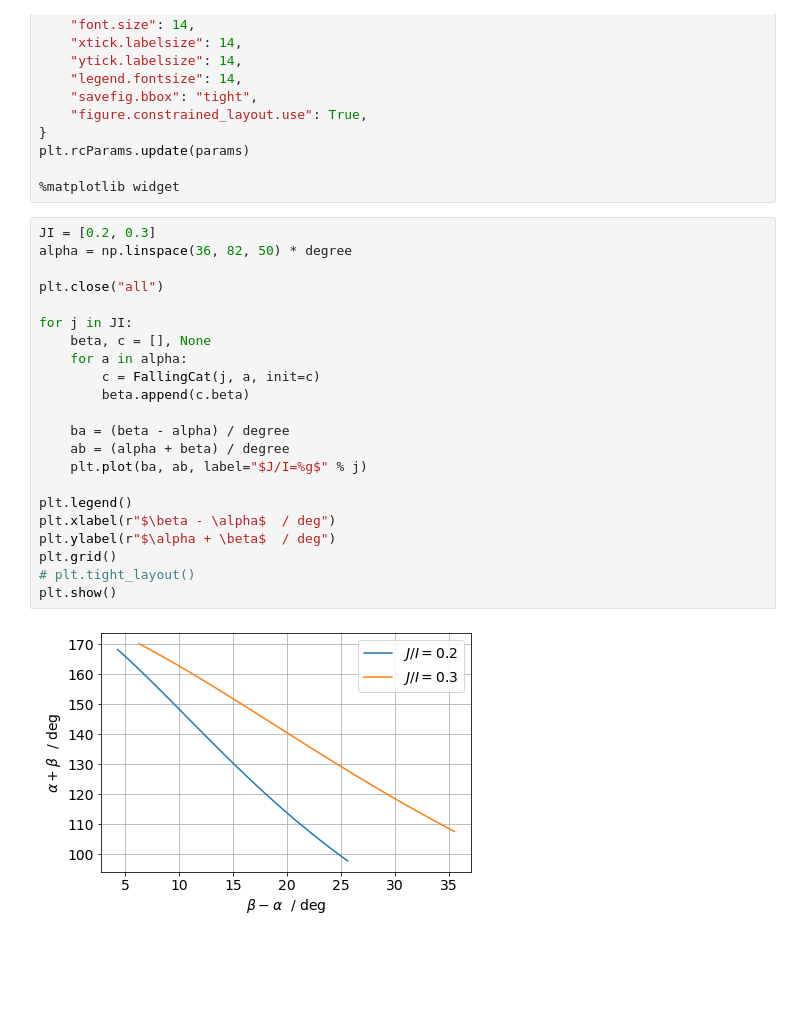
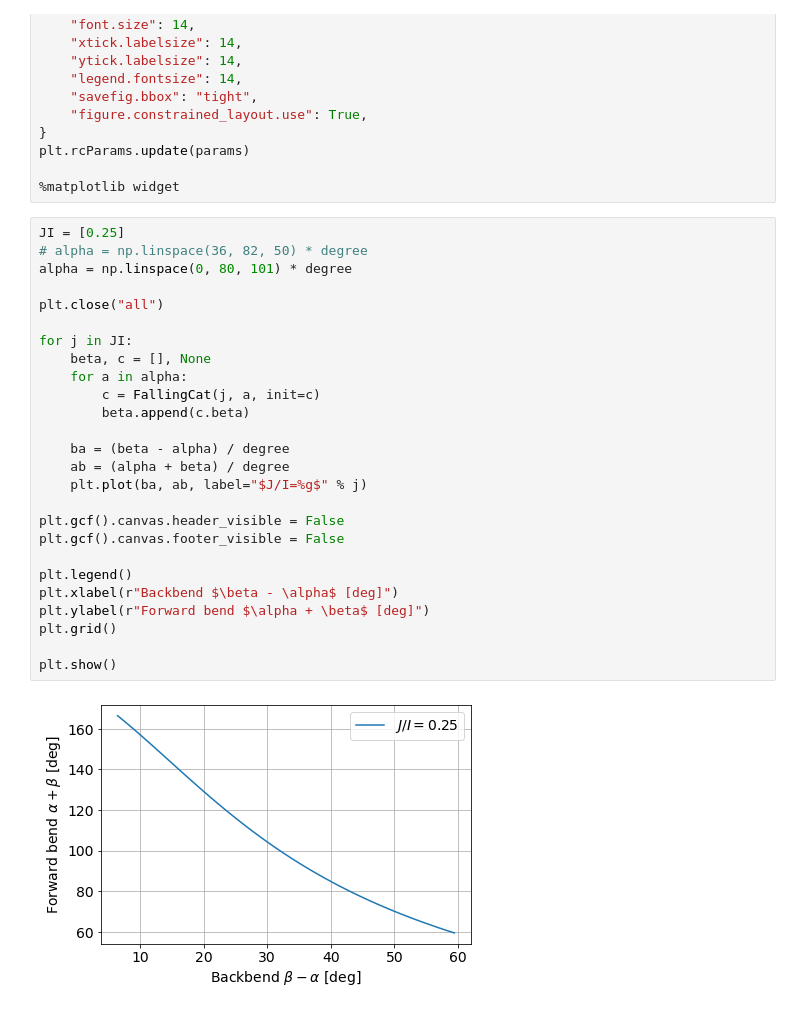
Before and after one commit to tianyikillua/falling-cat, a Jupyter notebook: cat.ipynb, the cells around one changed output. Cells and saved outputs as stored; diff of their text form; blank space fills up the shorter version.

```diff
--- a/cat.ipynb
+++ b/cat.ipynb
@@ -23,28 +23,32 @@ plt.rcParams.update(params)
 
 %matplotlib widget
 # %%
-JI = [0.2, 0.3]
-alpha = np.linspace(36, 82, 50) * degree
+JI = [0.25]
+# alpha = np.linspace(36, 82, 50) * degree
+alpha = np.linspace(0, 80, 101) * degree
 
 plt.close("all")
 
 for j in JI:
     beta, c = [], None
     for a in alpha:
         c = FallingCat(j, a, init=c)
         beta.append(c.beta)
 
     ba = (beta - alpha) / degree
     ab = (alpha + beta) / degree
     plt.plot(ba, ab, label="$J/I=%g$" % j)
 
+plt.gcf().canvas.header_visible = False
+plt.gcf().canvas.footer_visible = False
+
 plt.legend()
-plt.xlabel(r"$\beta - \alpha$  / deg")
-plt.ylabel(r"$\alpha + \beta$  / deg")
+plt.xlabel(r"Backbend $\beta - \alpha$ [deg]")
+plt.ylabel(r"Forward bend $\alpha + \beta$ [deg]")
 plt.grid()
-# plt.tight_layout()
+
 plt.show()
 # %% [output]
-[figure, old version]
+[figure, new version]
 # %%
 JI = 0.25
```
Also changed, not shown: parts of 2 cells of this notebook, 1 other file.
